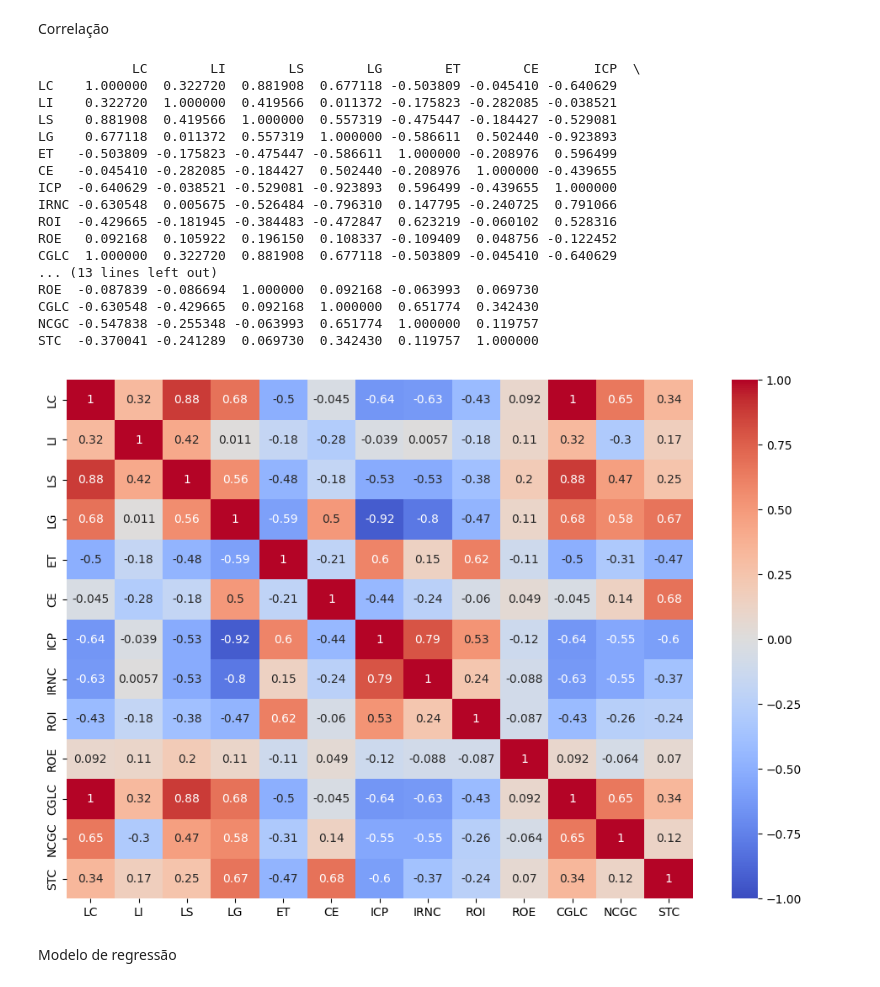
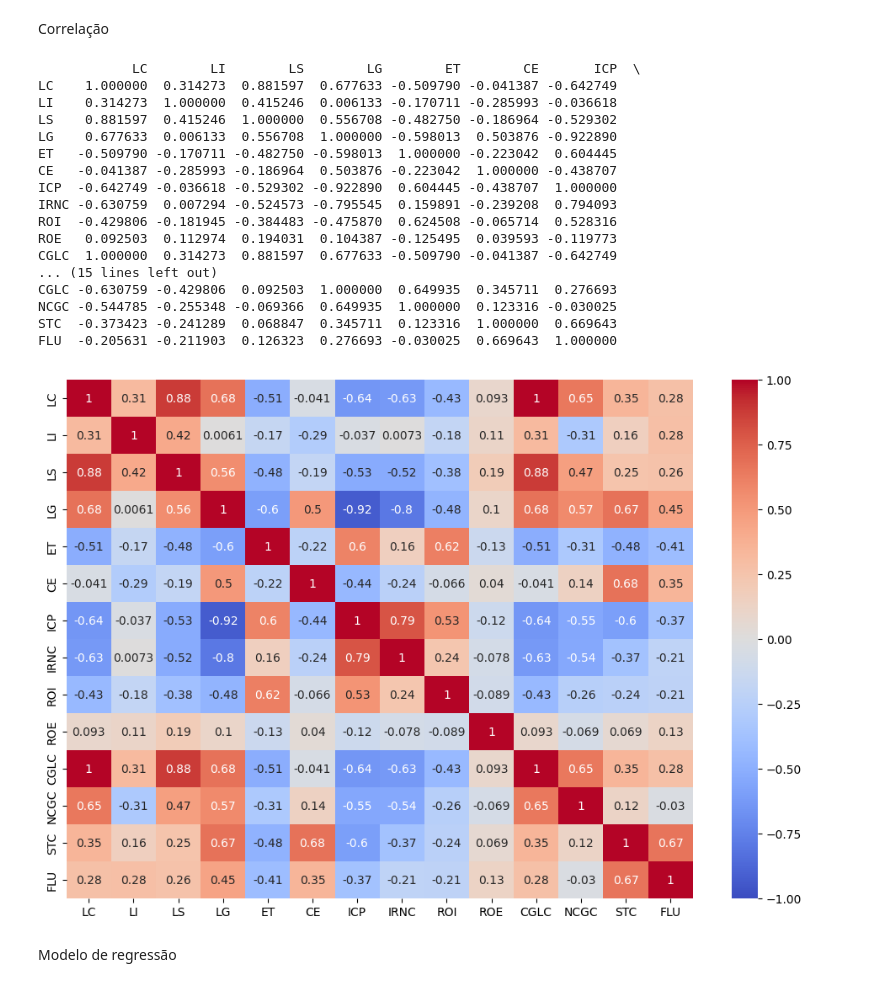
Before and after one commit to jeffersonramelo/Analise_DCs, a Jupyter notebook: analise_empresas.ipynb, the cells around one changed output. Saved outputs shown, nothing was run; the diff lists cells and outputs as text; code cells hidden in the pictures.

```diff
--- a/analise_empresas.ipynb
+++ b/analise_empresas.ipynb
@@ -45,41 +60,41 @@ max       0.979927     0.980401     0.933625
 Correlação
 # %%
 # Selecionar apenas as colunas mencionadas
-columns_of_interest = ['LC', 'LI', 'LS', 'LG', 'ET', 'CE', 'ICP', 'IRNC', 'ROI', 'ROE', 'CGLC', 'NCGC', 'STC']
+columns_of_interest = ['LC', 'LI', 'LS', 'LG', 'ET', 'CE', 'ICP', 'IRNC', 'ROI', 'ROE', 'CGLC', 'NCGC', 'STC', 'FLU']
 df_selected = df_filtered[columns_of_interest]
 
 # Converter as colunas para numérico, forçando erros a serem NaN
 df_selected = df_selected.apply(pd.to_numeric, errors='coerce')
 
 # Calcular a matriz de correlação de Spearman
 corr_matrix = df_selected.corr(method='spearman')
 
 # Exibir a matriz de correlação
 print(corr_matrix)
 
 # Plotar um mapa de calor da matriz de correlação
 plt.figure(figsize=(12, 8))
 sns.heatmap(corr_matrix, annot=True, cmap='coolwarm', vmin=-1, vmax=1)
 plt.show()
 # %% [output]
             LC        LI        LS        LG        ET        CE       ICP  \
-LC    1.000000  0.322720  0.881908  0.677118 -0.503809 -0.045410 -0.640629
-LI    0.322720  1.000000  0.419566  0.011372 -0.175823 -0.282085 -0.038521
-LS    0.881908  0.419566  1.000000  0.557319 -0.475447 -0.184427 -0.529081
-LG    0.677118  0.011372  0.557319  1.000000 -0.586611  0.502440 -0.923893
-ET   -0.503809 -0.175823 -0.475447 -0.586611  1.000000 -0.208976  0.596499
-CE   -0.045410 -0.282085 -0.184427  0.502440 -0.208976  1.000000 -0.439655
-ICP  -0.640629 -0.038521 -0.529081 -0.923893  0.596499 -0.439655  1.000000
-IRNC -0.630548  0.005675 -0.526484 -0.796310  0.147795 -0.240725  0.791066
-ROI  -0.429665 -0.181945 -0.384483 -0.472847  0.623219 -0.060102  0.528316
-ROE   0.092168  0.105922  0.196150  0.108337 -0.109409  0.048756 -0.122452
-CGLC  1.000000  0.322720  0.881908  0.677118 -0.503809 -0.045410 -0.640629
-... (13 lines left out)
-ROE  -0.087839 -0.086694  1.000000  0.092168 -0.063993  0.069730
-CGLC -0.630548 -0.429665  0.092168  1.000000  0.651774  0.342430
-NCGC -0.547838 -0.255348 -0.063993  0.651774  1.000000  0.119757
-STC  -0.370041 -0.241289  0.069730  0.342430  0.119757  1.000000
+LC    1.000000  0.314273  0.881597  0.677633 -0.509790 -0.041387 -0.642749
+LI    0.314273  1.000000  0.415246  0.006133 -0.170711 -0.285993 -0.036618
+LS    0.881597  0.415246  1.000000  0.556708 -0.482750 -0.186964 -0.529302
+LG    0.677633  0.006133  0.556708  1.000000 -0.598013  0.503876 -0.922890
+ET   -0.509790 -0.170711 -0.482750 -0.598013  1.000000 -0.223042  0.604445
+CE   -0.041387 -0.285993 -0.186964  0.503876 -0.223042  1.000000 -0.438707
+ICP  -0.642749 -0.036618 -0.529302 -0.922890  0.604445 -0.438707  1.000000
+IRNC -0.630759  0.007294 -0.524573 -0.795545  0.159891 -0.239208  0.794093
+ROI  -0.429806 -0.181945 -0.384483 -0.475870  0.624508 -0.065714  0.528316
+ROE   0.092503  0.112974  0.194031  0.104387 -0.125495  0.039593 -0.119773
+CGLC  1.000000  0.314273  0.881597  0.677633 -0.509790 -0.041387 -0.642749
+... (15 lines left out)
+CGLC -0.630759 -0.429806  0.092503  1.000000  0.649935  0.345711  0.276693
+NCGC -0.544785 -0.255348 -0.069366  0.649935  1.000000  0.123316 -0.030025
+STC  -0.373423 -0.241289  0.068847  0.345711  0.123316  1.000000  0.669643
+FLU  -0.205631 -0.211903  0.126323  0.276693 -0.030025  0.669643  1.000000
-[figure, old version]
+[figure, new version]
 # %% [markdown]
 Modelo de regressão
 # %%
```
Also changed, not shown: parts of 9 cells of this notebook.
